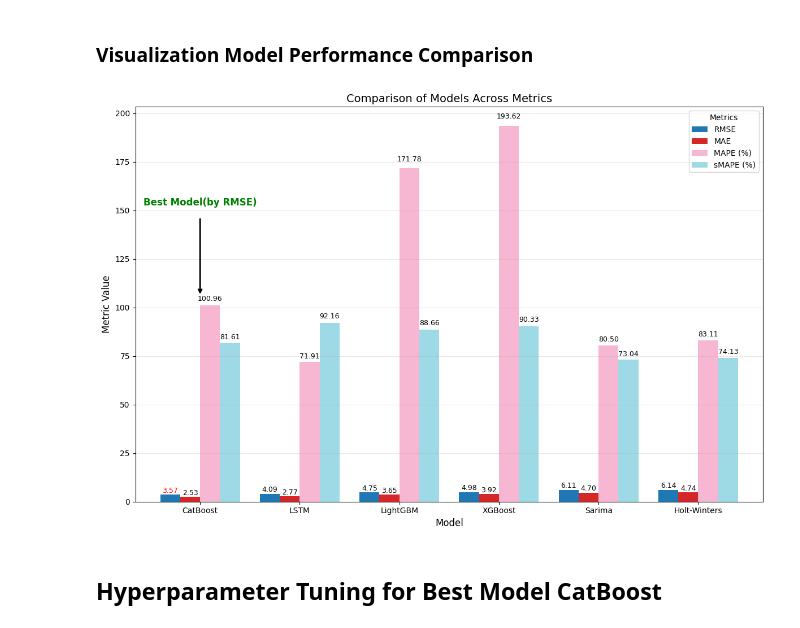
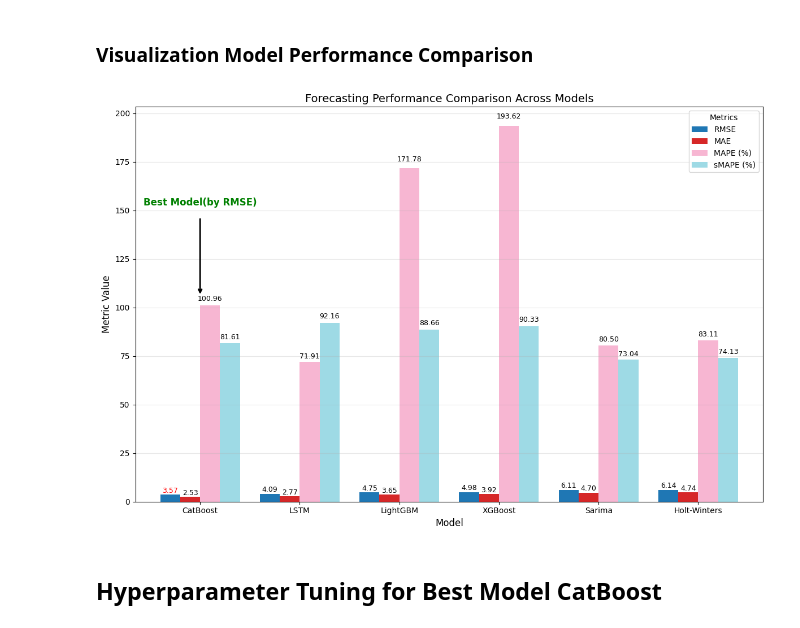
Before and after one commit to MasudRana2406/Integrating-Demand-Forecasting-and-Inventory-Optimization, a Jupyter notebook: Integration_Retail_Demand_Forecasting_&_Inventory_Optimization_Project.ipynb, the cells around one changed output. Saved outputs shown, nothing was run; the diff lists cells and outputs as text; code cells hidden in the pictures.

Commit message:
Re Organize models

```diff
--- a/Integration_Retail_Demand_Forecasting_&_Inventory_Optimization_Project.ipynb
+++ b/Integration_Retail_Demand_Forecasting_&_Inventory_Optimization_Project.ipynb
@@ -1415,7 +1415,6 @@ all_models_overall.style.apply(highlight_best_row, axis=1)
 # %% [markdown]
 ### Visualization Model Performance Comparison
 # %%
-
 df_plot = all_models_overall.set_index('Model')[['RMSE', 'MAE', 'MAPE (%)', 'sMAPE (%)']]
 
 # Identify best model based on RMSE
@@ -1443,35 +1442,35 @@ ax.text(
     best_model_index,
     max_height * 1.5,
     'Best Model(by RMSE)',
     ha='center', va='bottom', fontsize=12, fontweight='bold', color='green'
 )
 
 # Add arrow pointing to the best model
 ax.annotate(
     '',  # no text, just arrow
     xy=(best_model_index, max_height * 1.05),       # point of arrow tip (top of RMSE bar)
     xytext=(best_model_index, max_height * 1.45),  # start of arrow (above the bars)
     arrowprops=dict(facecolor='green', arrowstyle='->', lw=2)
 )
 
 # Formatting
-plt.title('Comparison of Models Across Metrics', fontsize=14)
+plt.title('Forecasting Performance Comparison Across Models', fontsize=14)
 plt.ylabel('Metric Value', fontsize=12)
 plt.xlabel('Model', fontsize=12)
 plt.xticks(rotation=0)
 plt.grid(axis='y', alpha=0.3)
 plt.legend(title='Metrics')
 plt.tight_layout()
 
 # Save figure
 plt.savefig(
     '/content/drive/MyDrive/2nd Year/Semester A/Data Science Project/Generated Graph & Table/Model_Comparison_BarChart_Annotated_Arrow.png',
     dpi=300
 )
 
 plt.show()
 # %% [output]
-[figure, old version]
+[figure, new version]
 # %% [markdown]
 ## Hyperparameter Tuning for Best Model CatBoost
 # %%
```
Also changed, not shown: parts of 20 cells of this notebook.
